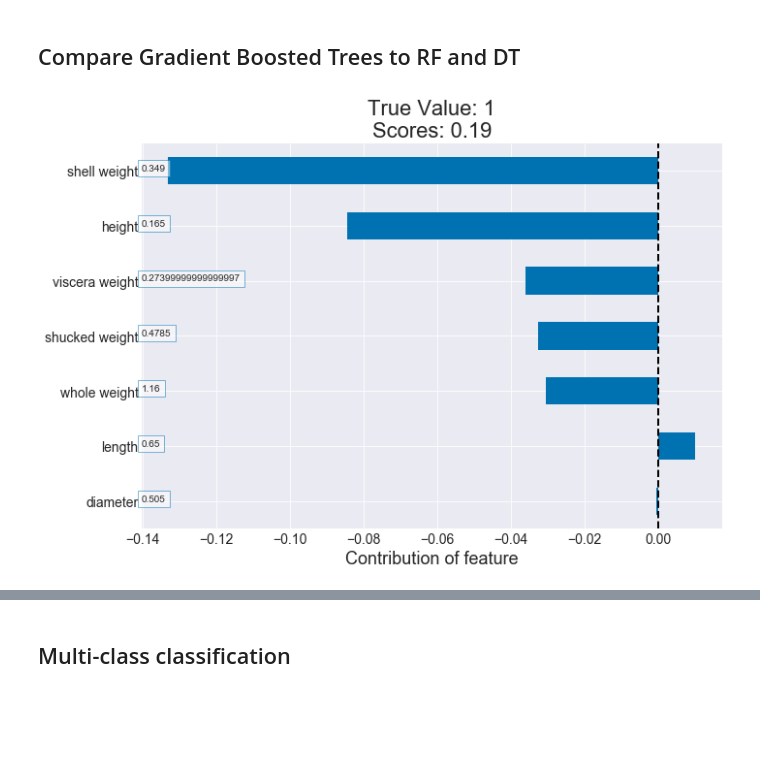
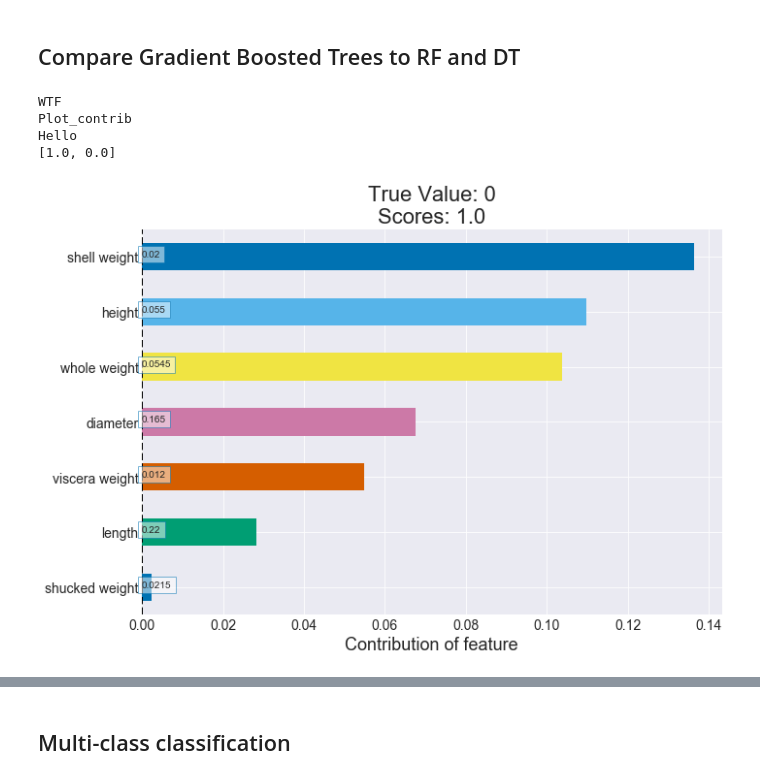
Before and after one commit to rpb/interpreting-decision-trees-and-random-forests, a Jupyter notebook: Blog Code-GBT.ipynb, the cells around one changed output, grey strips where cells are left out. Cells and saved outputs as stored; diff of their text form; code cells hidden in the pictures; blank space fills up the shorter version.

```diff
--- a/Blog Code-GBT.ipynb
+++ b/Blog Code-GBT.ipynb
@@ -414,15 +460,19 @@ plt.savefig('plots/diameter_contribution_rf.png')
 # %%
 df2, true_label2, pred2 = plot_obs_feature_contrib(rf_bin_clf,
                                                 rf_bin_clf_contrib,
                                                 X_test,
                                                 y_test_bin_clf,
-                                                5,
+                                                3,
                                                 order_by='contribution'
                                                )
 plt.tight_layout()
 plt.savefig('plots/contribution_plot_rf_class.png')
 # %% [output]
+WTF
+Plot_contrib
+Hello
+[1.0, 0.0]
-[figure, old version]
+[figure, new version]
 # %%
 df3, true_label3, pred3 = plot_obs_feature_contrib(gbt_bin_clf,
                                                 gbt_bin_clf_contrib,
```
Also changed, not shown: parts of 35 cells of this notebook, 1 other file.
